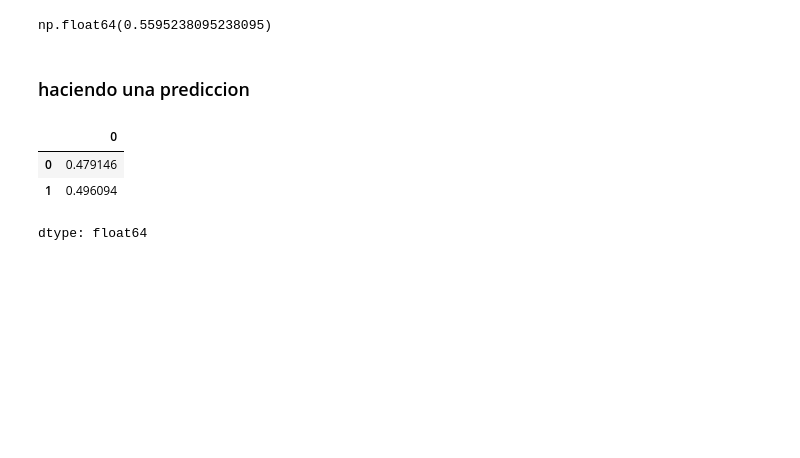
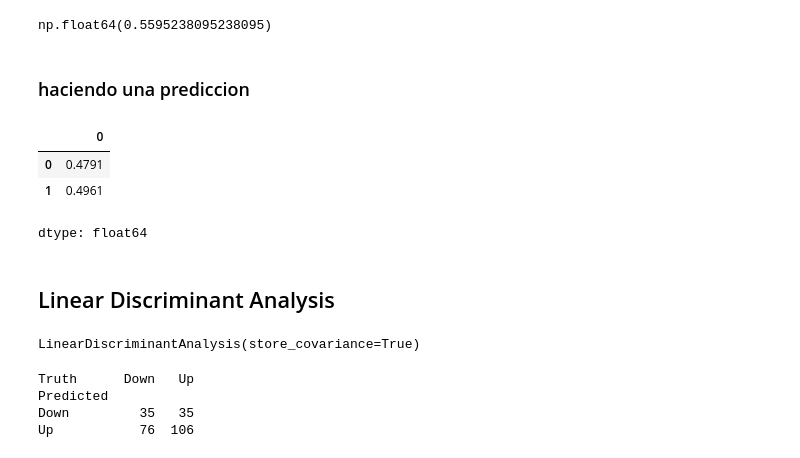
Before and after one commit to chuancao26/islp, a Jupyter notebook: LabClassification.ipynb, the cells around one changed output. Drawn from its saved outputs; the diff is of its cells as text; code cells hidden in the pictures; blank space fills up the shorter version.

```diff
--- a/LabClassification.ipynb
+++ b/LabClassification.ipynb
@@ -258,9 +260,11 @@ new_data = pd.DataFrame(
 )
 # %%
 new_data = sm.add_constant(new_data)
-results_train.predict(new_data)
+results_train.predict(new_data).round(4)
 # %% [output]
 |  | 0 |
-| 0 | 0.479146 |
-| 1 | 0.496094 |
+| 0 | 0.4791 |
+| 1 | 0.4961 |
 dtype: float64
+# %% [markdown]
+## Linear Discriminant Analysis
@@ -266,0 +283,12 @@ dtype: float64
+# %%
+lda.fit(X_train, y_train)
+# %% [output]
+LinearDiscriminantAnalysis(store_covariance=True)
+# %%
+lda_predict = lda.predict(X_test)
+print(confusion_table(lda_predict, y_test))
+# %% [output]
+Truth      Down   Up
+Predicted
+Down         35   35
+Up           76  106
```
Also changed, not shown: parts of 9 cells of this notebook.
